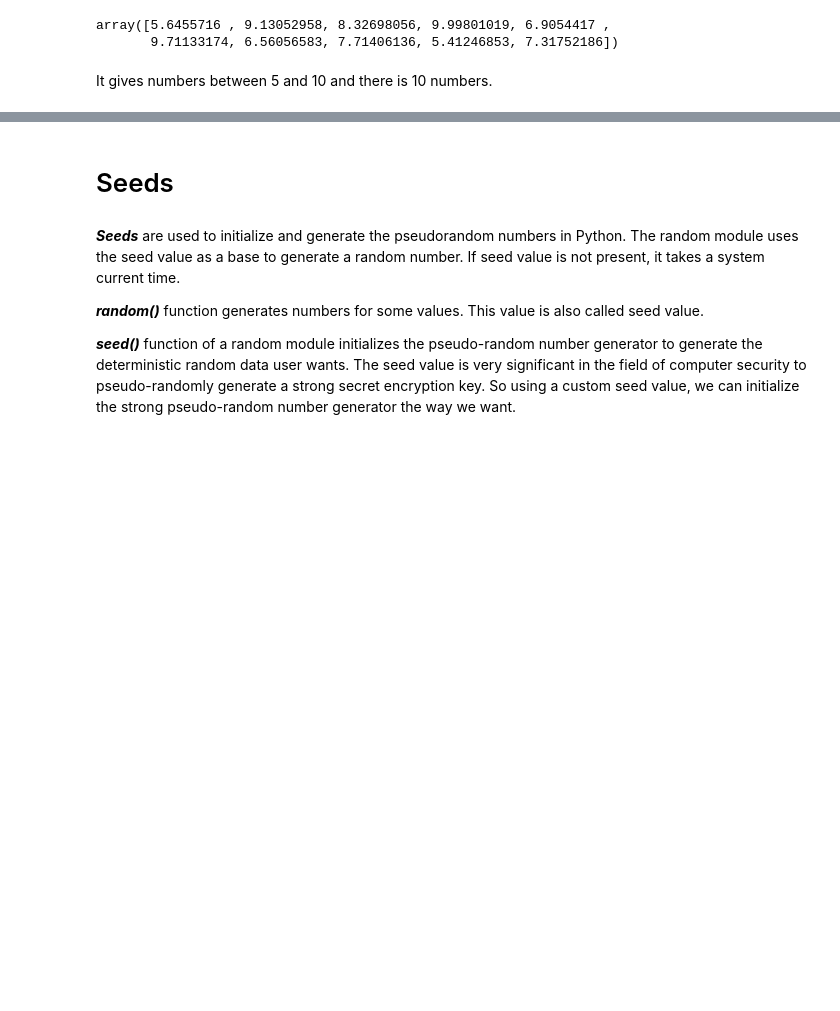
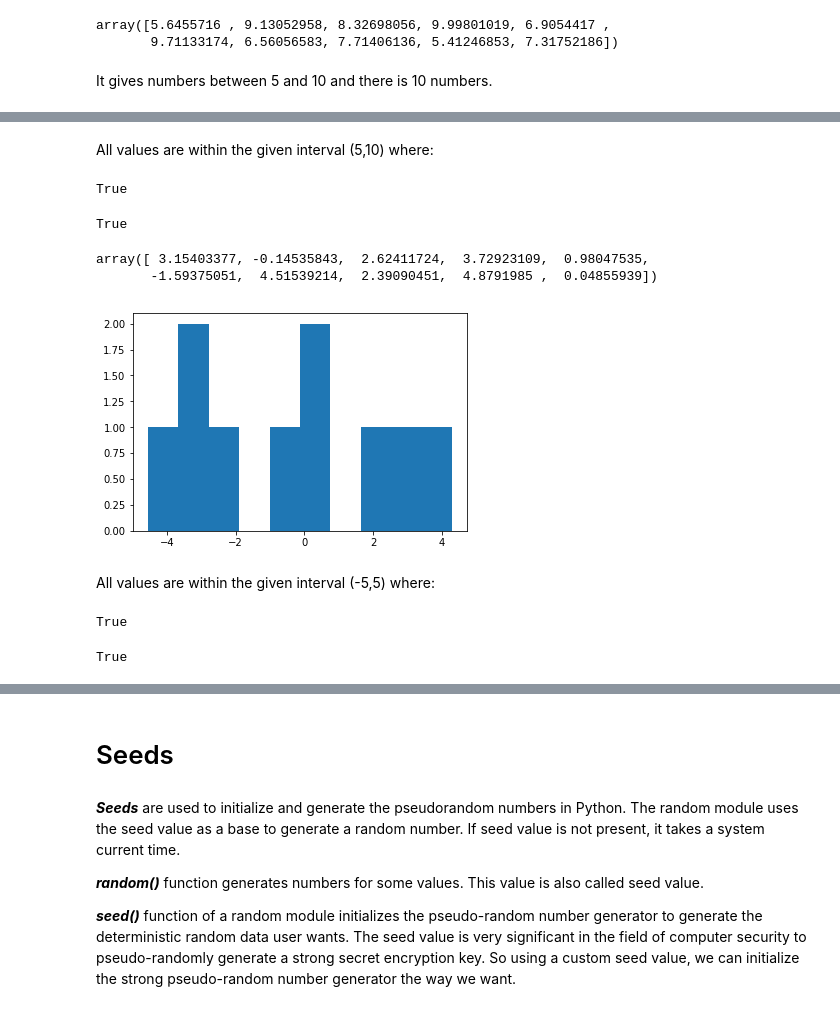
Before and after one commit to karolinaszafranbelzowska/numpy.random, a Jupyter notebook: The numpy.random.ipynb, the cells around one changed output, grey strips where cells are left out. Cells and saved outputs as stored; diff of their text form; code cells hidden in the pictures; blank space fills up the shorter version.

Commit message:
numpy.random

```diff
--- a/The numpy.random.ipynb
+++ b/The numpy.random.ipynb
@@ -226,0 +249,32 @@ plt.show()
+# %% [markdown]
+All values are within the given interval (5,10) where:
+# %%
+np.all(x>=5)
+# %% [output]
+True
+# %%
+np.all(x<10)
+# %% [output]
+True
+# %%
+import random
+np.random.uniform(-5,5,10)
+# %% [output]
+array([ 3.15403377, -0.14535843,  2.62411724,  3.72923109,  0.98047535,
+       -1.59375051,  4.51539214,  2.39090451,  4.8791985 ,  0.04855939])
+# %%
+x = np.random.uniform(-5, 5, 10)
+plt.hist(x)
+plt.show()
+# %% [output]
+[figure, added]
+# %% [markdown]
+All values are within the given interval (-5,5) where:
+# %%
+np.all(x>=-5)
+# %% [output]
+True
+# %%
+np.all(x<5)
+# %% [output]
+True
```
Also changed, not shown: parts of 17 cells of this notebook.
